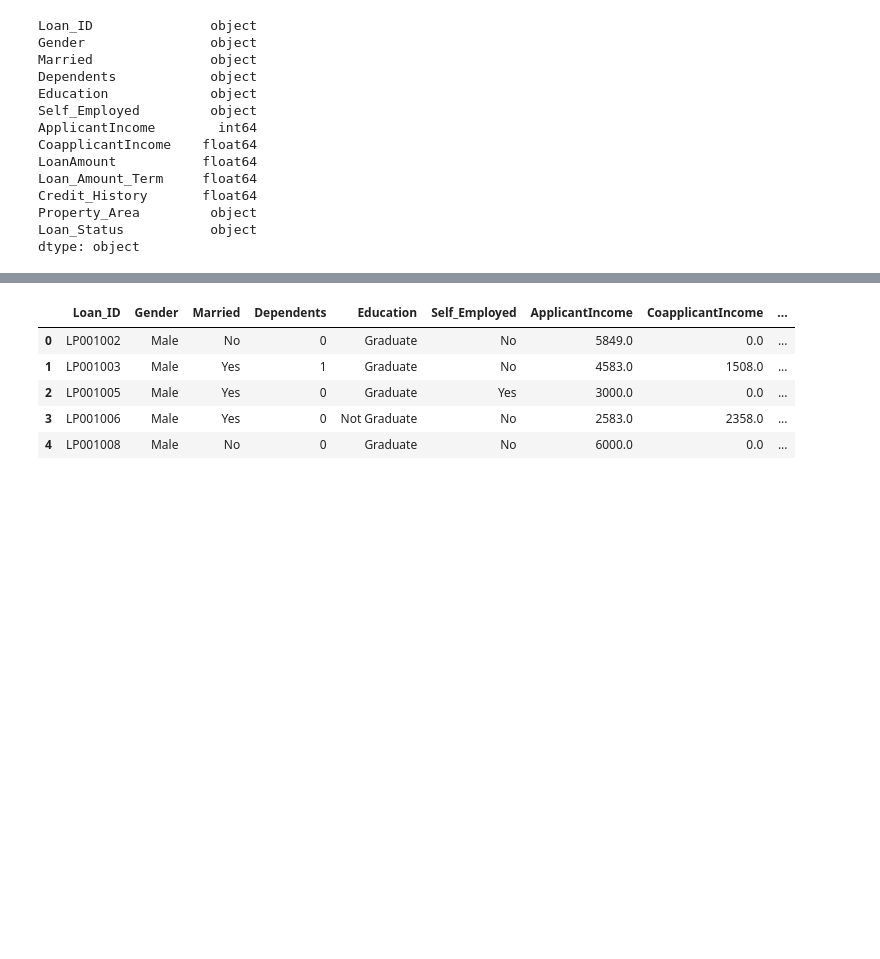
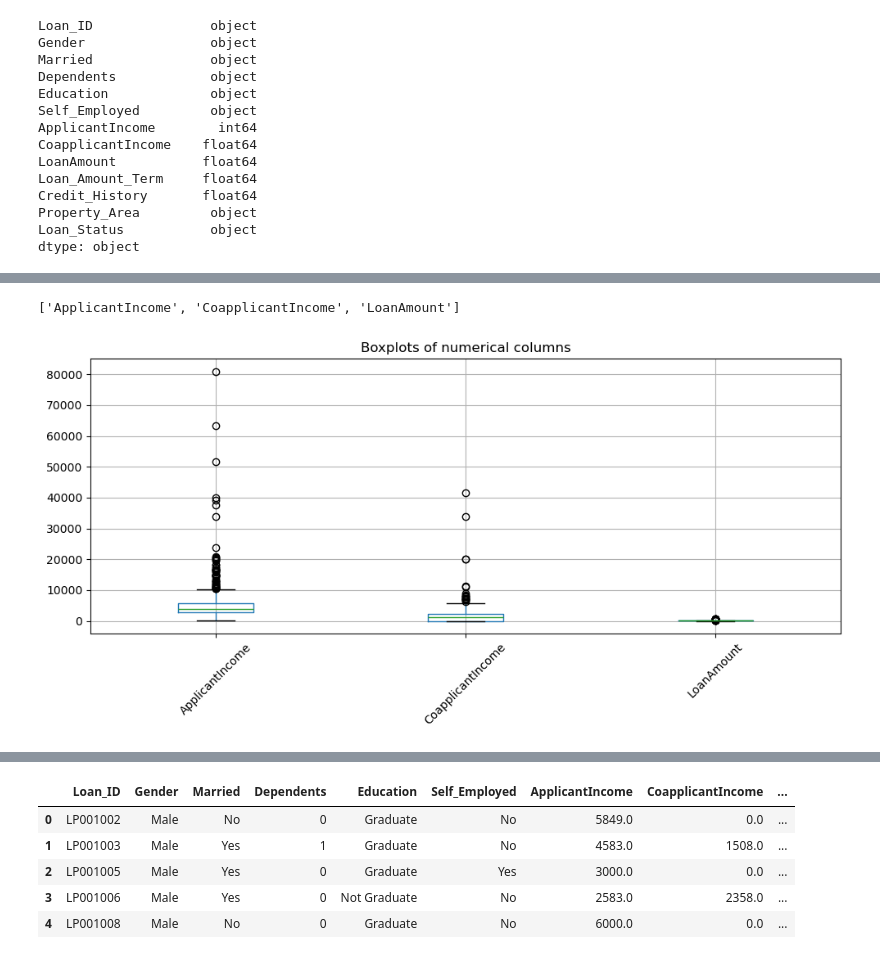
Before and after one commit to RasakOlasunkanmi/my_task, a Jupyter notebook: rasak_olasunkanmi_task25/home_loan.ipynb, the cells around one changed output, grey strips where cells are left out. Cells and saved outputs as stored; diff of their text form; code cells hidden in the pictures; blank space fills up the shorter version.

```diff
--- a/rasak_olasunkanmi_task25/home_loan.ipynb
+++ b/rasak_olasunkanmi_task25/home_loan.ipynb
@@ -193,4 +208,16 @@ df1_copy['ApplicantIncome'] = df1_copy['ApplicantIncome'].astype(float)
 # 1. filling the missing numerical values with median, and
 # 2. filling the categorical missing values with the frequent value (mode).
 
-df1_copy = df1_copy.apply(lambda col: col.fillna(col.median()) if col.dtype in ['float64'] else col.fillna(col.mode()[0]))
+# df1_copy = df1_copy.apply(lambda col: col.fillna(col.median()) if col.dtype in ['float64'] else col.fillna(col.mode()[0]))
+
+
+# Create dictionaries to store the fill values for each group of columns
+median_fills = df1_copy[['ApplicantIncome', 'CoapplicantIncome', 'LoanAmount']].median()
+mode_fills = df1_copy[['Loan_Amount_Term', 'Credit_History', 'Gender', 'Married', 'Dependents', 'Self_Employed']].mode().iloc[0]
+
+# Combine the dictionaries into a single dictionary for `fillna()`
+fill_values = median_fills.to_dict()
+fill_values.update(mode_fills.to_dict())
+
+# Fill the missing values in one call
+df1_copy = df1_copy.fillna(value=fill_values)
@@ -301,2 +388,15 @@ Number of rows with any z-score outlier: 37
+# %%
+num_cols
+# %% [output]
+['ApplicantIncome', 'CoapplicantIncome', 'LoanAmount']
+# %%
+# Quick boxplot visualization for numeric columns
+plt.figure(figsize=(10, 5))
+df1_copy[num_cols].boxplot(rot=45)
+plt.title("Boxplots of numerical columns")
+plt.tight_layout()
+plt.show()
+# %% [output]
+[figure, added]
 # %%
 # Lets set our threshold
```
Also changed, not shown: parts of 23 cells of this notebook, 1 other file.
